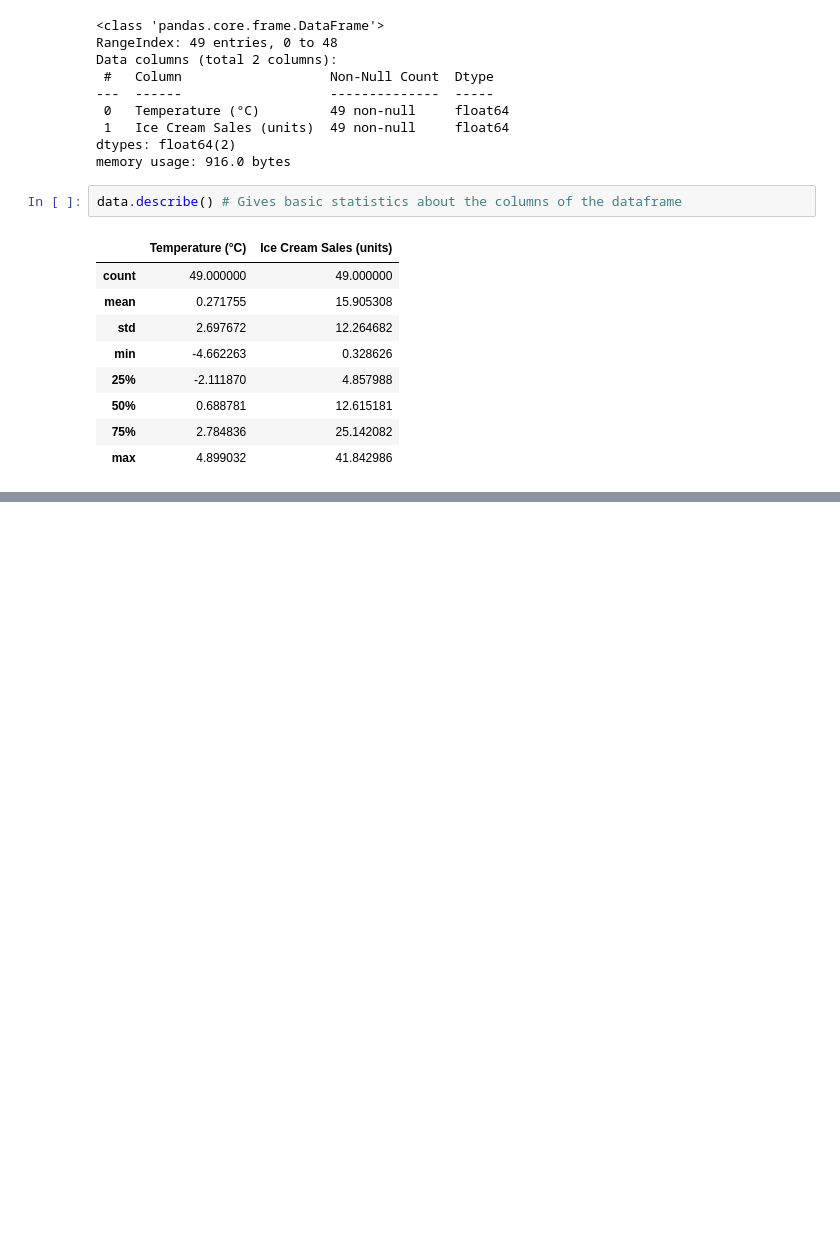
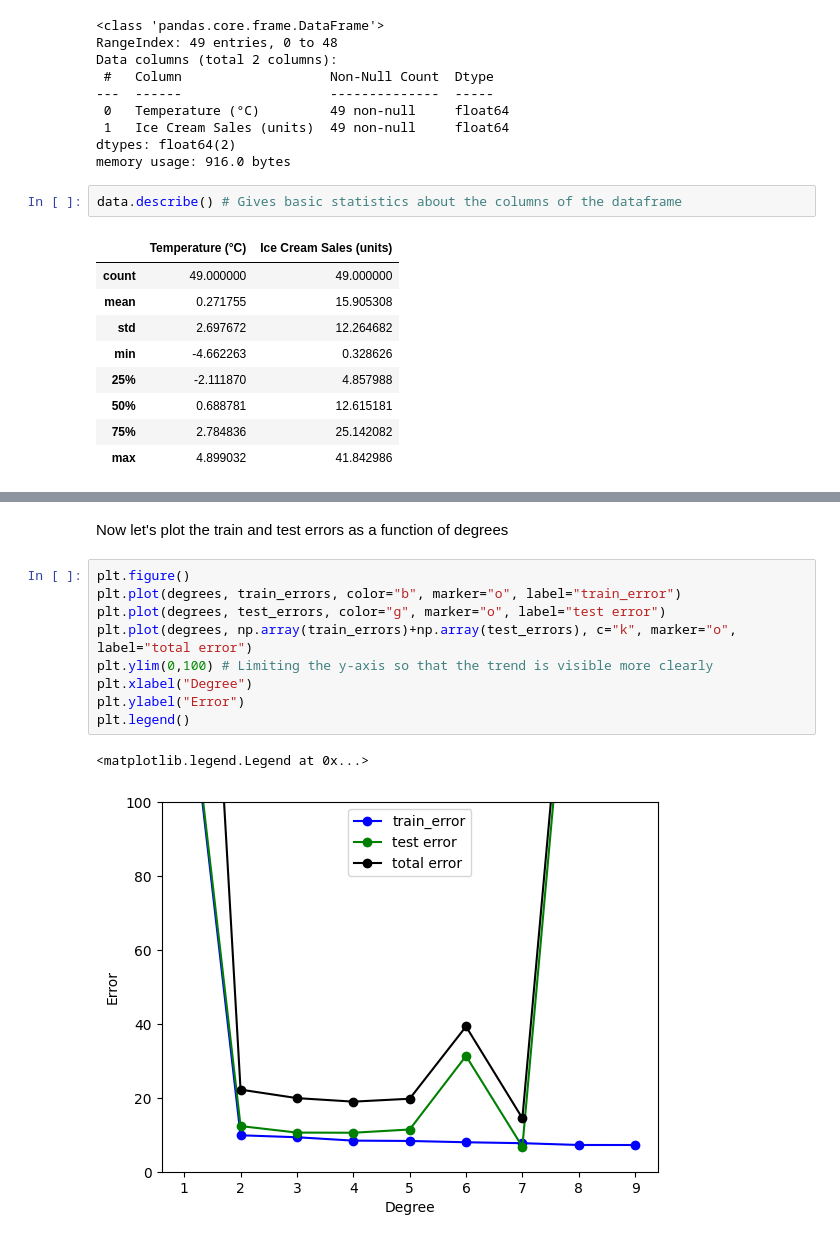
Before and after one commit to anarghya-04/ICSSL, a Jupyter notebook: ICSSL5_polynomial_regression_bias_variance_tradeoff.ipynb, the cells around one changed output, grey strips where cells are left out. Saved outputs shown, nothing was run; the diff lists cells and outputs as text; blank space fills up the shorter version.

```diff
--- a/ICSSL5_polynomial_regression_bias_variance_tradeoff.ipynb
+++ b/ICSSL5_polynomial_regression_bias_variance_tradeoff.ipynb
@@ -181,0 +220,14 @@ for degree in degrees:
+# %% [markdown]
+Now let's plot the train and test errors as a function of degrees
+# %%
+plt.figure()
+plt.plot(degrees, train_errors, color="b", marker="o", label="train_error")
+plt.plot(degrees, test_errors, color="g", marker="o", label="test error")
+plt.plot(degrees, np.array(train_errors)+np.array(test_errors), c="k", marker="o", label="total error")
+plt.ylim(0,100) # Limiting the y-axis so that the trend is visible more clearly
+plt.xlabel("Degree")
+plt.ylabel("Error")
+plt.legend()
+# %% [output]
+<matplotlib.legend.Legend at 0x...>
+[figure, added]
```
Also changed, not shown: parts of 39 cells of this notebook.
